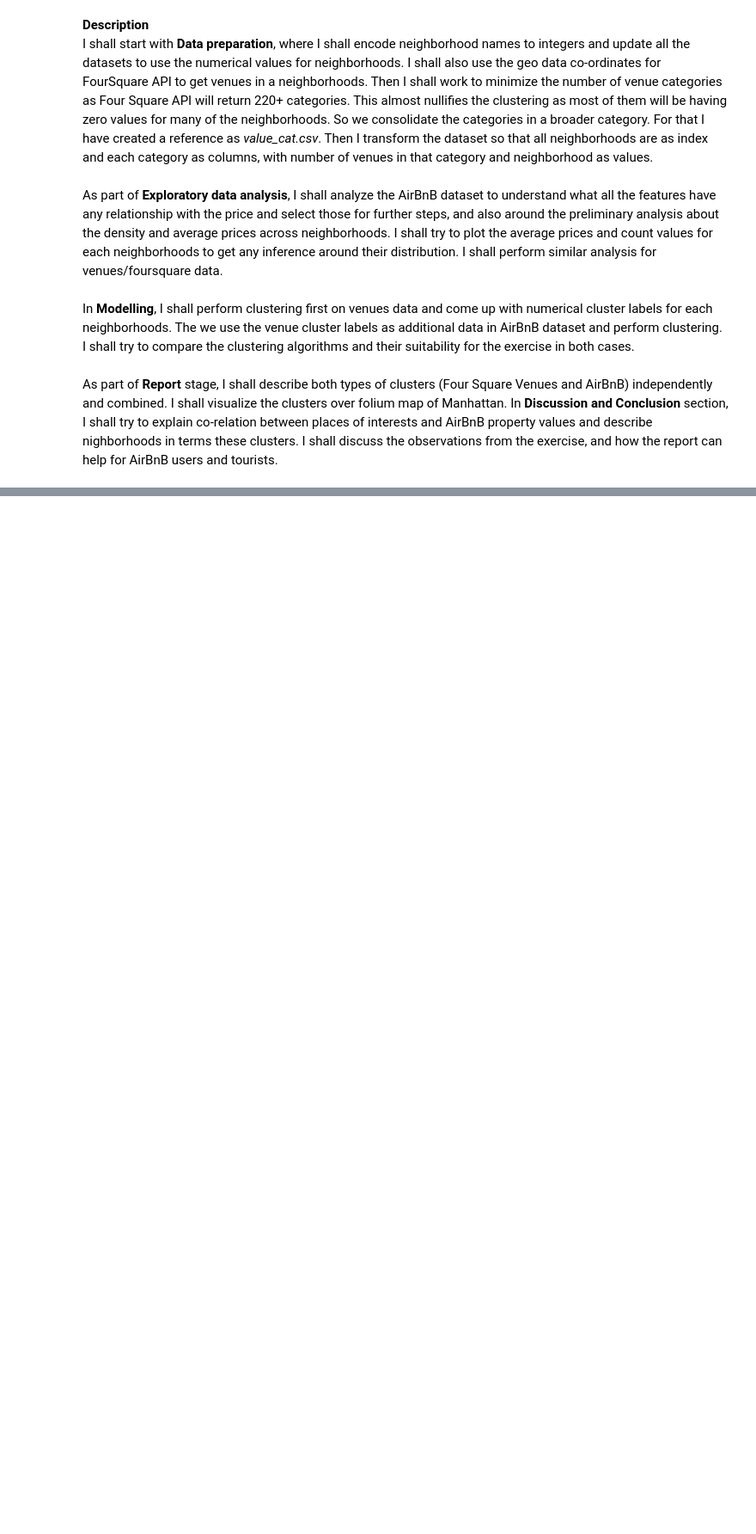
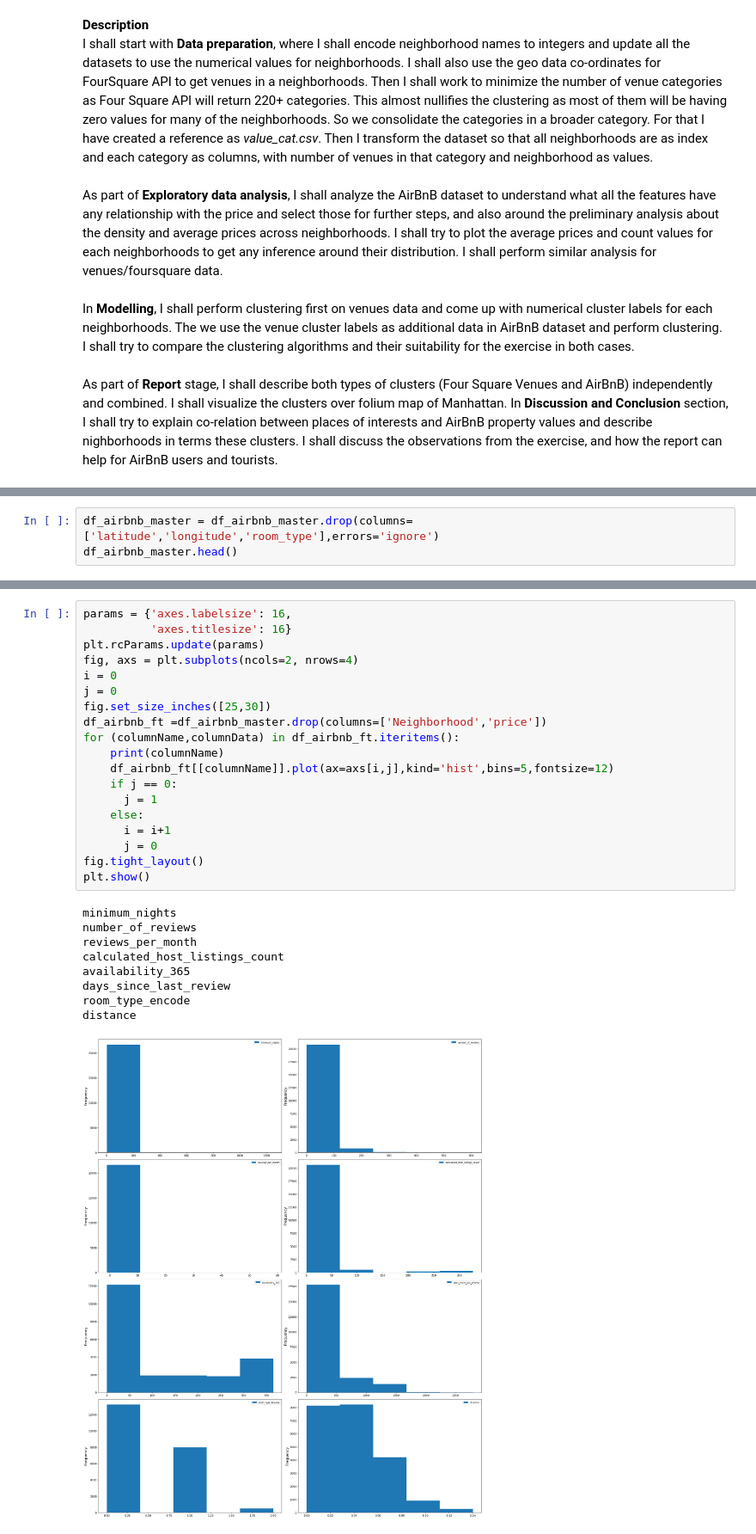
Before and after one commit to K2Prasanna/Coursera_Capstone, a Jupyter notebook: Capstone-Project.ipynb, the cells around one changed output, grey strips where cells are left out. Shown at 86% size. Saved outputs shown, nothing was run; the diff lists cells and outputs as text; blank space fills up the shorter version.

```diff
--- a/Capstone-Project.ipynb
+++ b/Capstone-Project.ipynb
@@ -83,0 +446,3 @@ As part of __Report__ stage, I shall describe both types of clusters (Four Squar
+# %%
+df_airbnb_master = df_airbnb_master.drop(columns=['latitude','longitude','room_type'],errors='ignore')
+df_airbnb_master.head()
@@ -83,0 +456,29 @@ As part of __Report__ stage, I shall describe both types of clusters (Four Squar
+# %%
+params = {'axes.labelsize': 16,
+          'axes.titlesize': 16}
+plt.rcParams.update(params)
+fig, axs = plt.subplots(ncols=2, nrows=4)
+i = 0
+j = 0
+fig.set_size_inches([25,30])
+df_airbnb_ft =df_airbnb_master.drop(columns=['Neighborhood','price'])
+for (columnName,columnData) in df_airbnb_ft.iteritems():
+    print(columnName)
+    df_airbnb_ft[[columnName]].plot(ax=axs[i,j],kind='hist',bins=5,fontsize=12)
+    if j == 0:
+      j = 1
+    else:
+      i = i+1
+      j = 0
+fig.tight_layout()
+plt.show()
+# %% [output]
+minimum_nights
+number_of_reviews
+reviews_per_month
+calculated_host_listings_count
+availability_365
+days_since_last_review
+room_type_encode
+distance
+[figure, added]
```
Also changed, not shown: parts of 60 cells of this notebook.
